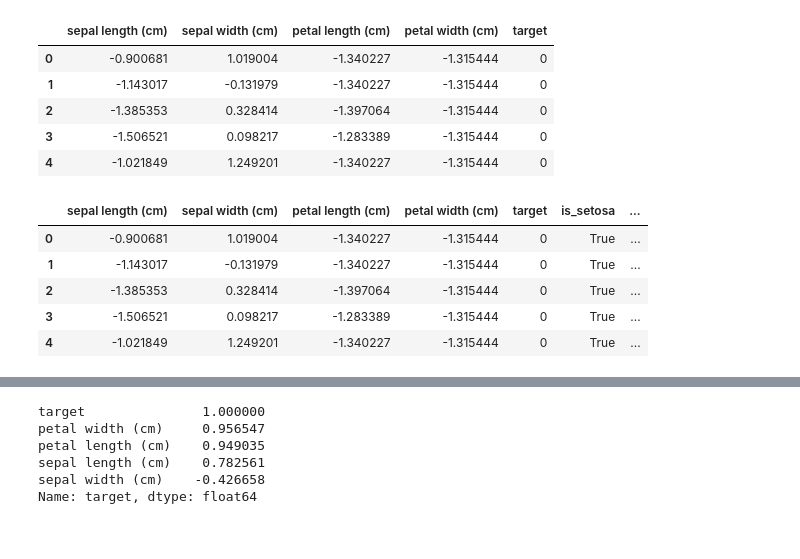
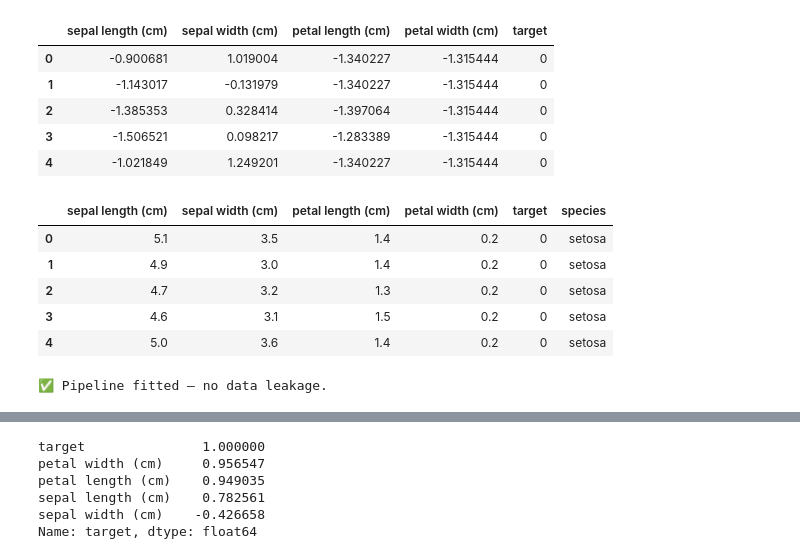
Before and after one commit to ChaithuPasupuleti/Ai-Ml_Internship, a Jupyter notebook: feature_engineering.ipynb, the cells around one changed output, grey strips where cells are left out. Drawn from its saved outputs; the diff is of its cells as text; code cells hidden in the pictures.

```diff
--- a/feature_engineering.ipynb
+++ b/feature_engineering.ipynb
@@ -111,22 +125,32 @@ df_scaled.head()
 | 2 | -1.385353 | 0.328414 | -1.397064 | -1.315444 | 0 |
 | 3 | -1.506521 | 0.098217 | -1.283389 | -1.315444 | 0 |
 | 4 | -1.021849 | 1.249201 | -1.340227 | -1.315444 | 0 |
+# %%
+display(df.head())
+
+X = df.drop(columns=["target"])
+y = df["target"]
+# %% [output]
+|  | sepal length (cm) | sepal width (cm) | petal length (cm) | petal width (cm) | target | species |
+| 0 | 5.1 | 3.5 | 1.4 | 0.2 | 0 | setosa |
+| 1 | 4.9 | 3.0 | 1.4 | 0.2 | 0 | setosa |
+| 2 | 4.7 | 3.2 | 1.3 | 0.2 | 0 | setosa |
+| 3 | 4.6 | 3.1 | 1.5 | 0.2 | 0 | setosa |
+| 4 | 5.0 | 3.6 | 1.4 | 0.2 | 0 | setosa |
 # %%
-from sklearn.preprocessing import OneHotEncoder
+from sklearn.pipeline import Pipeline
+from sklearn.feature_selection import SelectKBest, f_classif
 
-# Map target numbers to species names for encoding demonstration
-species_map = {0: 'setosa', 1: 'versicolor', 2: 'virginica'}
-df_scaled['species'] = df['target'].map(species_map)
+# Define the single pipeline with top-5 feature selection
+pipeline = Pipeline(
+    [
+        ("preprocess", preprocess),
+        ("selectk", SelectKBest(score_func=f_classif, k=5)),
+    ]
+)
 
-# Perform One-Hot Encoding on the categorical species column
-encoded_df = pd.get_dummies(df_scaled, columns=['species'], prefix='is')
-
-# Display the newly encoded columns
-encoded_df.head()
+# Fit only on training data
+pipeline.fit(X_train, y_train)
+print("✅ Pipeline fitted – no data leakage.")
 # %% [output]
-|  | sepal length (cm) | sepal width (cm) | petal length (cm) | petal width (cm) | target | is_setosa | ... |
-| 0 | -0.900681 | 1.019004 | -1.340227 | -1.315444 | 0 | True | ... |
-| 1 | -1.143017 | -0.131979 | -1.340227 | -1.315444 | 0 | True | ... |
-| 2 | -1.385353 | 0.328414 | -1.397064 | -1.315444 | 0 | True | ... |
-| 3 | -1.506521 | 0.098217 | -1.283389 | -1.315444 | 0 | True | ... |
-| 4 | -1.021849 | 1.249201 | -1.340227 | -1.315444 | 0 | True | ... |
+✅ Pipeline fitted – no data leakage.
```
Also changed, not shown: parts of 7 cells of this notebook.
